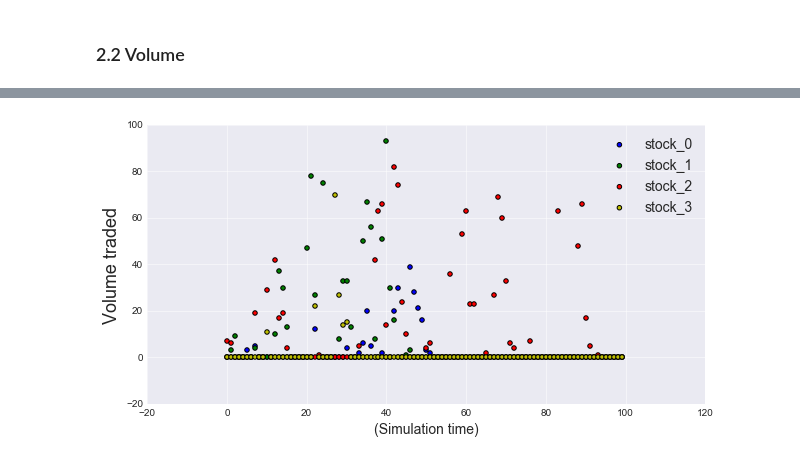
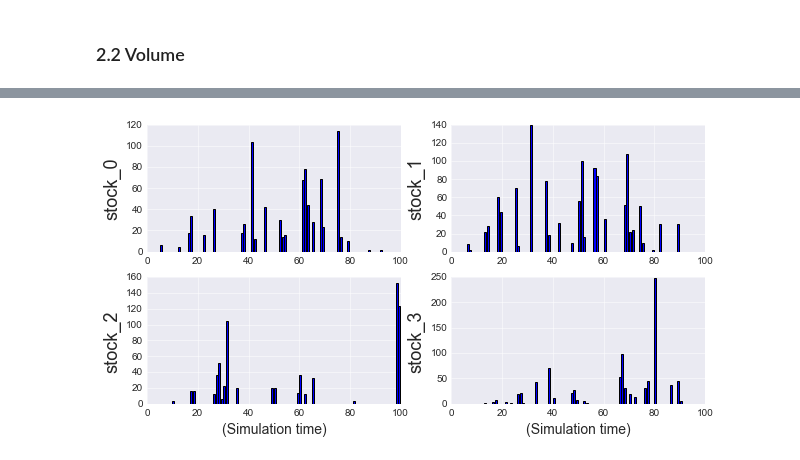
Before and after one commit to LCfP/Agent-Based-Stock-Market-Model, a Jupyter notebook: data_notebook.ipynb, the cells around one changed output, grey strips where cells are left out. Cells and saved outputs as stored; diff of their text form; code cells hidden in the pictures.

```diff
--- a/data_notebook.ipynb
+++ b/data_notebook.ipynb
@@ -350,19 +344,16 @@ def dfOfVolumesPerStock(transactionsDataFrame, listOfStocks, SIMULATIONTIME):
 # %%
 STOCKS = ['stock_0', 'stock_1', 'stock_2', 'stock_3']
 volumesPerStock = dfOfVolumesPerStock(transactions, STOCKS, 100)
-# %%
-fig = plt.figure(figsize=(10,5))
-ax1 = fig.add_subplot(111)
-
-ax1.scatter(volumesPerStock.index, volumesPerStock['stock_0'], c='b')
-ax1.scatter(volumesPerStock.index, volumesPerStock['stock_1'], c='g')
-ax1.scatter(volumesPerStock.index, volumesPerStock['stock_2'], c='r')
-ax1.scatter(volumesPerStock.index, volumesPerStock['stock_3'], c='y')
-
-ax1.set_xlabel('(Simulation time)', fontsize='14')
-ax1.set_ylabel('Volume traded', fontsize='18')
-
-plt.legend(loc='best', fontsize='14')
-fig.savefig('tradeVolumes.png')
-# %% [output]
-[figure, removed]
+# %%
+fig, ((ax1, ax2), (ax3, ax4)) = plt.subplots(2, 2, figsize=(10,5))
+
+for stock, ax in list(zip(STOCKS, [ax1,ax2,ax3,ax4])):
+    ax.bar(volumesPerStock.index, volumesPerStock[stock])
+    ax.set_ylabel(stock, fontsize='18')
+
+ax3.set_xlabel('(Simulation time)', fontsize='14')
+ax4.set_xlabel('(Simulation time)', fontsize='14')
+
+fig.savefig('tradeVolumes.png')
+# %% [output]
+[figure, added]
```
Also changed, not shown: parts of 13 cells of this notebook, 2 other files.
